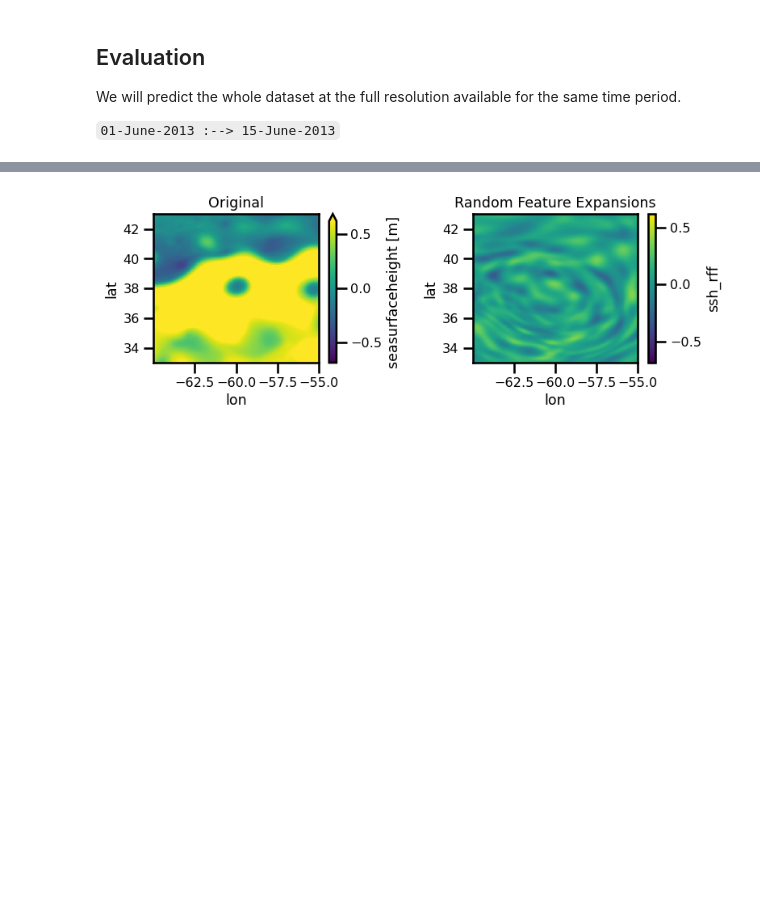
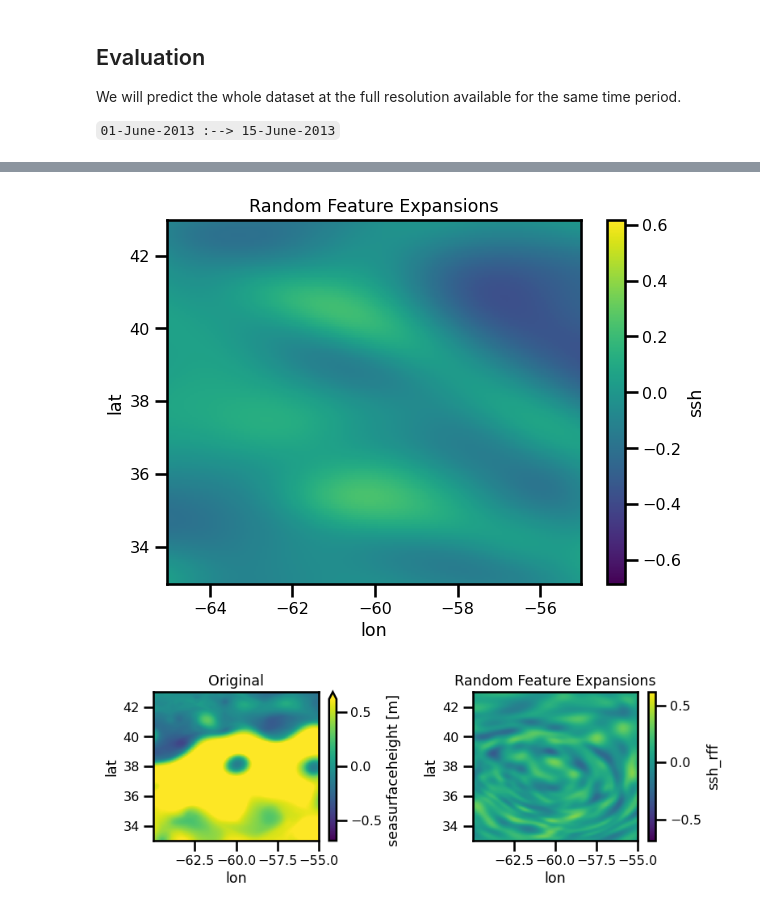
Before and after one commit to jejjohnson/jejeqx, a Jupyter notebook: notebooks/dev/nerfs/1.6_sparse_obs_ose.ipynb, the cells around one changed output, grey strips where cells are left out. Drawn from its saved outputs; the diff is of its cells as text; code cells hidden in the pictures; blank space fills up the shorter version.

```diff
--- a/notebooks/dev/nerfs/1.6_sparse_obs_ose.ipynb
+++ b/notebooks/dev/nerfs/1.6_sparse_obs_ose.ipynb
@@ -468,15 +460,13 @@ temporal_transforms = Pipeline([
 # %%
 %%time
 
-select = {"time": slice("2012-10-22", "2012-12-01")}
 
 config_dm = OmegaConf.structured(SSHDMEVAL())
 
 dm_eval = hydra.utils.instantiate(
     config_dm,
-    select=select,
-    spatial_transform=spatial_transforms,
-    temporal_transform=temporal_transforms
+    spatial_transform=dm.spatial_transform,
+    temporal_transform=dm.temporal_transform
 )
 
 dm_eval.setup()
@@ -500,8 +490,5 @@ len(dm_eval.ds_test)
-# %%
-xrda = dm_eval.load_xrds()
 # %%
 %%time
 
-out, metrics = trainer.predict_model(dm_eval.predict_dataloader())
-metrics
+out = trainer.predict_model(dm_eval.predict_dataloader())
 # %% [output]
@@ -511,2 +497,4 @@ Wall time: 15.9 s
 # %%
-xrda["ssh_rff"] = dm_eval.data_to_df(out).to_xarray().sossheig
+xrda = dm_eval.data_to_df(out).to_xarray()
+
+xrda
@@ -513,3 +510,15 @@ xrda["ssh_rff"] = dm_eval.data_to_df(out).to_xarray().sossheig
+# %%
+fig, ax = plt.subplots()
+itime = 5
+
+xrda.ssh.isel(time=5).plot.pcolormesh(
+    ax=ax, cmap="viridis", vmin=vmin, vmax=vmax, robust=True
+)
+ax.set(title="Random Feature Expansions")
+plt.tight_layout()
+plt.show()
+# %% [output]
+[figure, added]
 # %%
 %matplotlib inline
 
```
Also changed, not shown: parts of 15 cells of this notebook, 5 other files.
